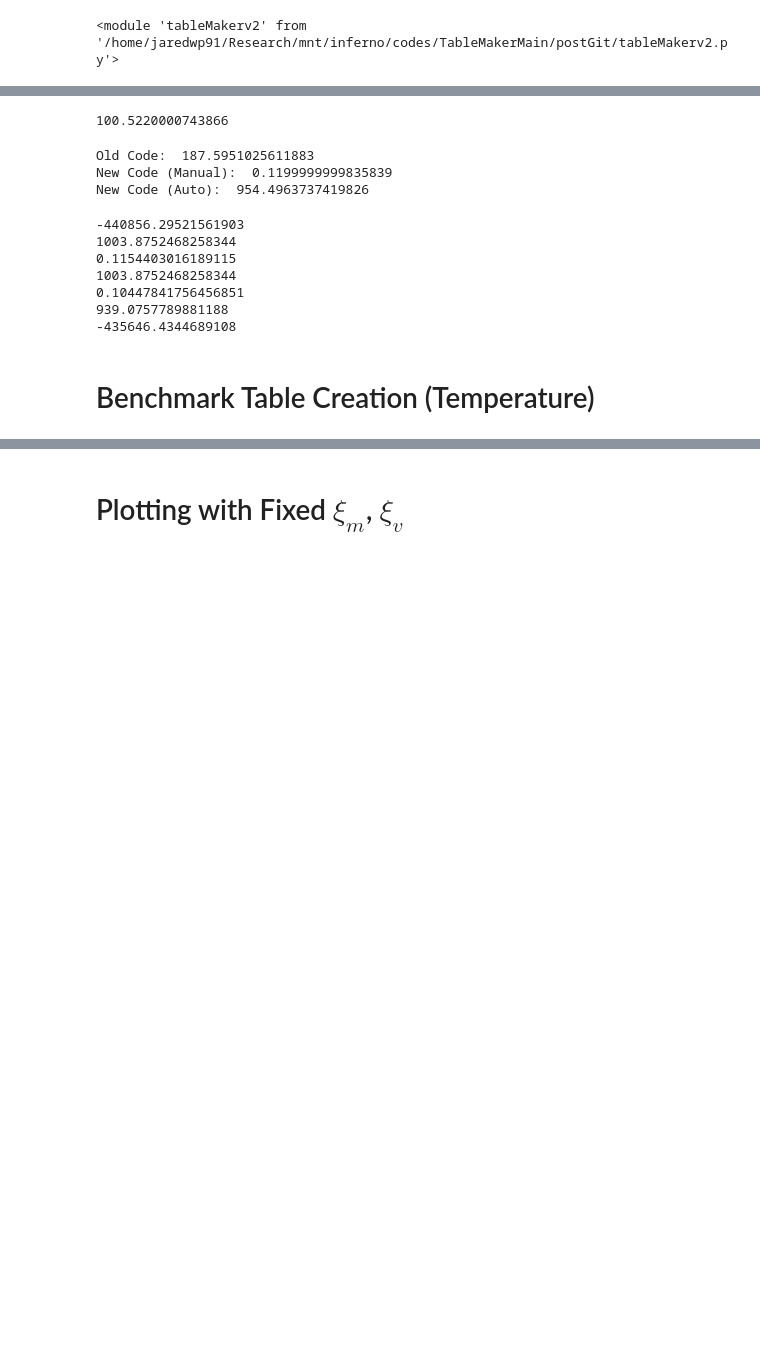
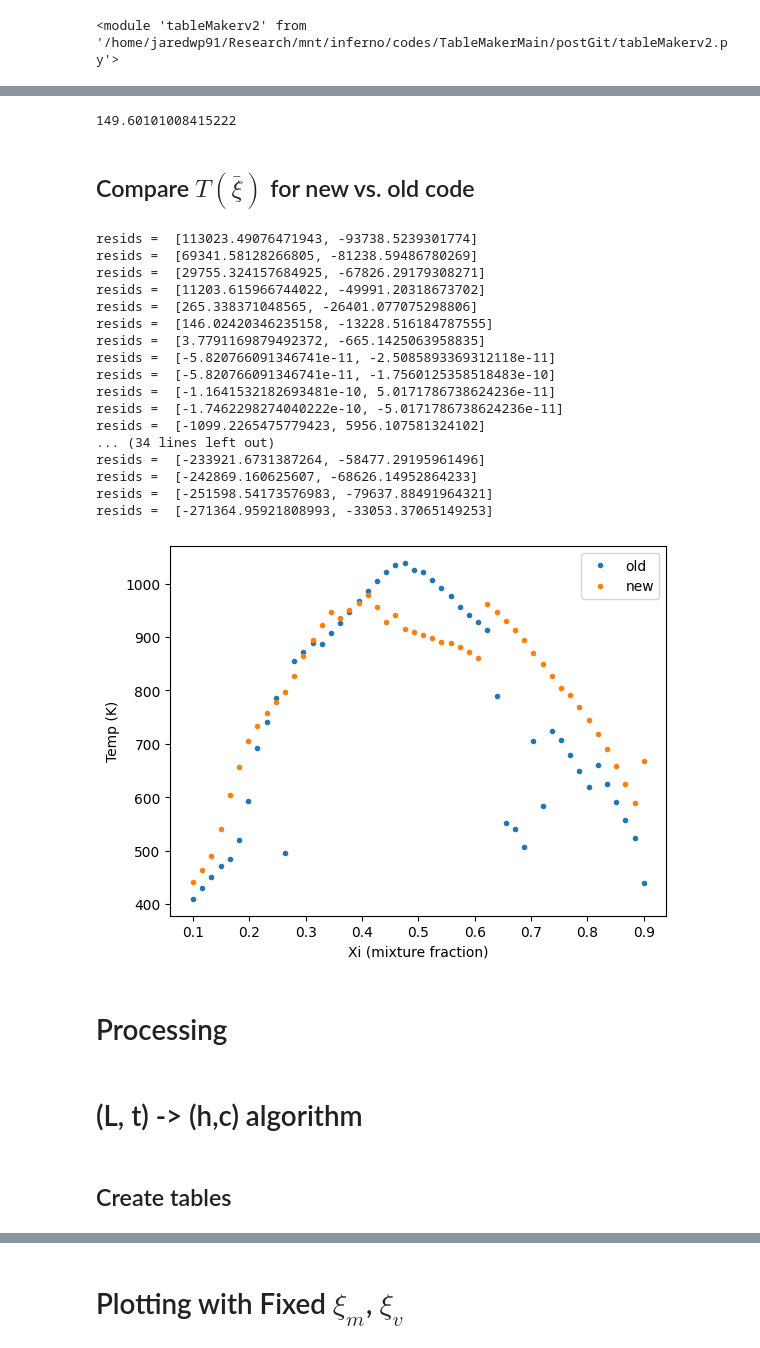
Before and after one commit to jwp91/TableMaker, a Jupyter notebook: flameTableMaker_workspace.ipynb, the cells around one changed output, grey strips where cells are left out. Cells and saved outputs as stored; diff of their text form; code cells hidden in the pictures; blank space fills up the shorter version.

```diff
--- a/flameTableMaker_workspace.ipynb
+++ b/flameTableMaker_workspace.ipynb
@@ -101,5 +65,5 @@ h & c tables complete
 # %%
-# NEW CODE - AUTO
+# NEW CODE: tm2
 start = time.time()
 
 path = r"./aPriori/TNF"
@@ -107,43 +71,49 @@ Lvals = [0.00135, 0.0014, 0.0016, 0.002, 0.004, 0.006, 0.008, 0.02, 0.04, 0.2]
 tvals = np.arange(0,11,1)
 
 #----- Get function to get T(xim, xiv, h, c) (NEW METHOD)
-T_table2 = tm2.phiTable(path, Lvals, tvals, phi = 'T',
-                        numXim = numXim, numXiv = numXiv,
-                        get_data_files_output = data_output)
+T_table = tm2.phiTable(path, Lvals, tvals, phi = 'T',
+                        numXim = numXim, numXiv = numXiv)
 
 end = time.time()
 print(end - start)
 # %% [output]
-100.5220000743866
+149.60101008415222
-# %%
-print("Old Code: ", T_table_oldCode(0.2, 0.05, 1e-5, 0.12))
-print("New Code (Manual): ", T_table(0.2, 0.05, 1e-5, 0.12))
-print("New Code (Auto): ", T_table2[0](0.2, 0.05, 1e-5, 0.12))
-# %% [output]
-Old Code:  187.5951025611883
-New Code (Manual):  0.1199999999835839
-New Code (Auto):  954.4963737419826
-# %%
-# Table testing
-xim = 0.5
-xiv = 0.125
-L = 0.004
-t = 1
-print(Ih(xim, xiv, L, t))
-print(Ih1(xim, xiv, L, t))
-print(Ic(xim, xiv, L, t))
-print(Ic1(xim, xiv, L, t))
-print(c_table[2][2][2][2])
-print(table[2][2][2][2])
-print(h_table[2][2][2][2])
-# %% [output]
--440856.29521561903
-1003.8752468258344
-0.1154403016189115
-1003.8752468258344
-0.10447841756456851
-939.0757789881188
--435646.4344689108
+# %% [markdown]
+## Compare $T(\bar{\xi})$ for new vs. old code
+# %%
+xim = np.linspace(0.1,0.9,50)
+old = np.zeros(len(xim))
+new = np.zeros(len(xim))
+for i, ximval in enumerate(xim):
+    old[i] = T_table_old(ximval, ximval*(1-ximval)*0.5, hval, cval)
+    new[i] = T_table[0](ximval, ximval*(1-ximval)*0.5, hval, cval)
+
+plt.plot(xim, old, '.', label = 'old')
+plt.plot(xim, new, '.', label = 'new')
+plt.legend()
+plt.ylabel("Temp (K)")
+plt.xlabel("Xi (mixture fraction)");
+# %% [output]
+resids =  [113023.49076471943, -93738.5239301774]
+resids =  [69341.58128266805, -81238.59486780269]
+resids =  [29755.324157684925, -67826.29179308271]
+resids =  [11203.615966744022, -49991.20318673702]
+resids =  [265.338371048565, -26401.077075298806]
+resids =  [146.02420346235158, -13228.516184787555]
+resids =  [3.7791169879492372, -665.1425063958835]
+resids =  [-5.820766091346741e-11, -2.5085893369312118e-11]
+resids =  [-5.820766091346741e-11, -1.7560125358518483e-10]
+resids =  [-1.1641532182693481e-10, 5.0171786738624236e-11]
+resids =  [-1.7462298274040222e-10, -5.0171786738624236e-11]
+resids =  [-1099.2265475779423, 5956.107581324102]
+... (34 lines left out)
+resids =  [-233921.6731387264, -58477.29195961496]
+resids =  [-242869.160625607, -68626.14952864233]
+resids =  [-251598.54173576983, -79637.88491964321]
+resids =  [-271364.95921808993, -33053.37065149253]
+[figure, added]
+# %% [markdown]
+# Processing
 # %%
 #----- Import DOL-processed data
 cols = "r, F, Frms, C, H, T, O2, N2, H2, H2O, CH4, CO, CO2, OH, NO" #from data file
@@ -194,7 +164,9 @@ plt.legend();
 print("""Dots = Experimental
 Lines = Table""")
 # %% [markdown]
-# Benchmark Table Creation (Temperature)
+# (L, t) -> (h,c) algorithm
+# %% [markdown]
+## Create tables
 # %%
 #Table Test: time the creation of a temperature table
 import time
```
Also changed, not shown: parts of 14 cells of this notebook, 5 other files.
